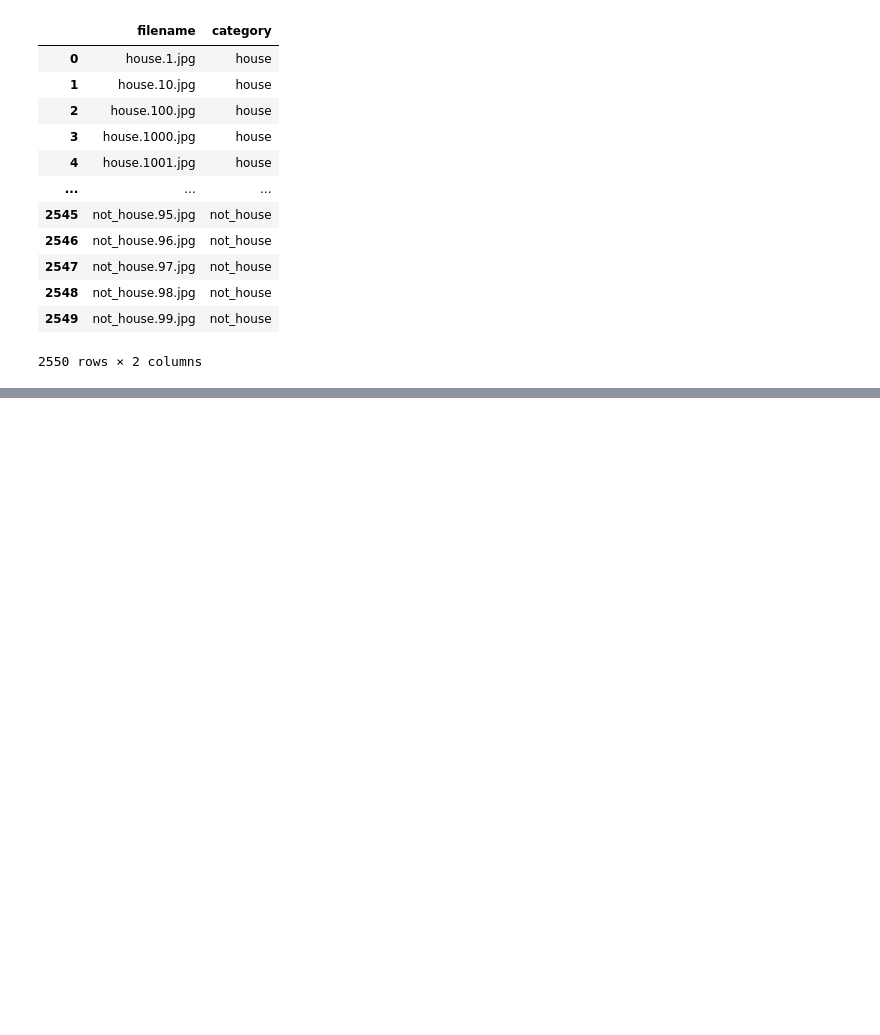
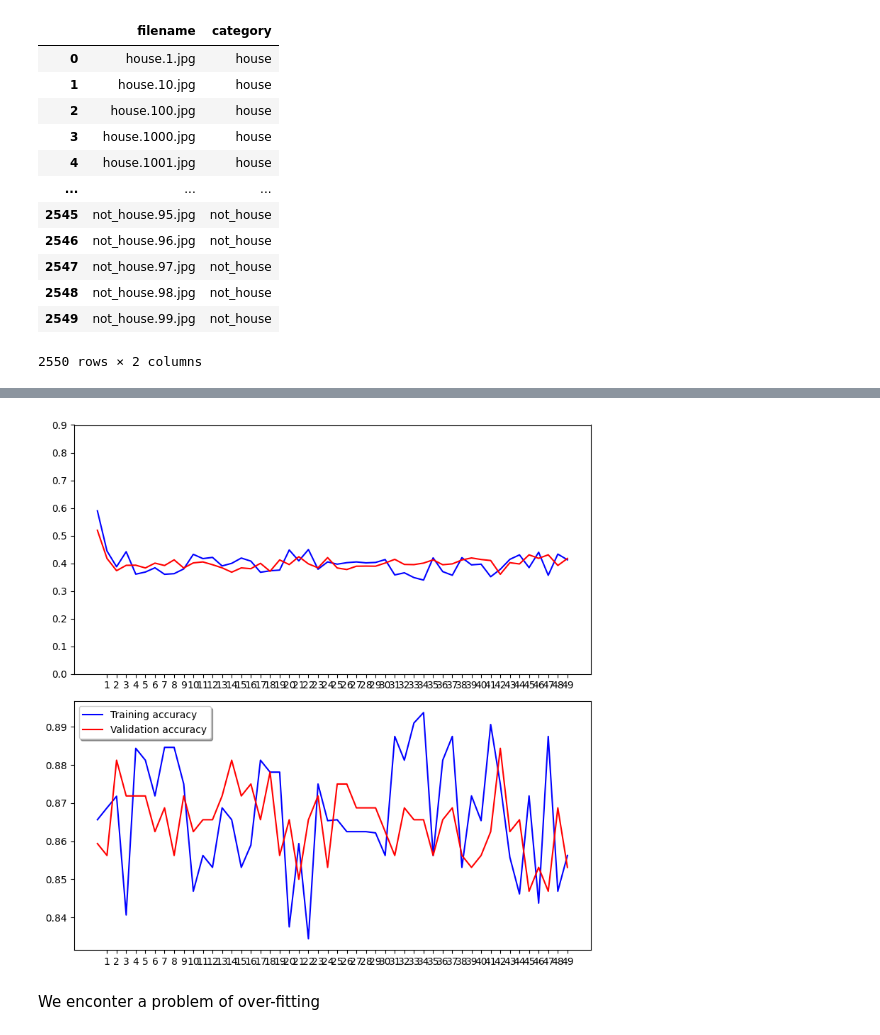
Before and after one commit to StaceyTf1999/graduateproject1_housetype.predicting, a Jupyter notebook: housing_predicting.ipynb, the cells around one changed output, grey strips where cells are left out. Cells and saved outputs as stored; diff of their text form; code cells hidden in the pictures; blank space fills up the shorter version.

Commit message:
house and not_house classify

```diff
--- a/housing_predicting.ipynb
+++ b/housing_predicting.ipynb
@@ -462,5 +462,8 @@ _________________________________________________________________
 # %%
 # Control the training
 
-checkpoint = ModelCheckpoint("vgg16_1.h5", monitor='val_acc', verbose=1, save_best_only=True, mode='auto')
-early = EarlyStopping(monitor='val_acc', verbose=1, mode='auto')
+# checkpoint = ModelCheckpoint("vgg16_1.h5", monitor='val_acc', verbose=1, save_best_only=True, mode='auto')
+# early = EarlyStopping(monitor='val_acc', verbose=1, mode='auto')
+
+checkpoint = ModelCheckpoint("vgg16_1.h5", monitor='val_acc', verbose=1, save_best_only=True, save_weights_only=False, mode='auto', period=1)
+early = EarlyStopping(monitor='val_accuracy', min_delta=0, patience=20, verbose=1, mode='auto')
@@ -471,4 +476,4 @@ validate_house = validate_house.reset_index(drop=True)
 
 num_train = train_house.shape[0]
 num_validate = validate_house.shape[0]
-batch_size=64
+batch_size=32
@@ -475,7 +503,8 @@ batch_size=64
 # %%
-# Generate the training image
-train_housegenerator = train_idg.flow_from_dataframe(
-    train_house,
+test_idg = ImageDataGenerator(rescale=1./255)
+
+test_housegenerator = test_idg.flow_from_dataframe(
+    validate_house,
     "D:/1999Faye/Postgraduate/Dissertation/p1_SB/street_view/street_cnn/train_label/",
     x_col='filename',
     y_col='category',
@@ -500,10 +517,12 @@ Found 510 validated image filenames belonging to 2 classes.
 # %%
 # Fit the model
-
+epochs=50
 history_house = VGGmodel.fit_generator(
+    steps_per_epoch=10,
     generator = train_housegenerator,
     epochs=50,
     validation_data=test_housegenerator,
+    validation_steps=10,
     callbacks=[checkpoint,early]
 )
 # %% [output]
@@ -512,0 +546,18 @@ Error:
+# %%
+fig, (ax1, ax2) = plt.subplots(2, 1, figsize=(8, 8))
+ax1.plot(history_house.history['loss'], color='b', label="Training loss")
+ax1.plot(history_house.history['val_loss'], color='r', label="validation loss")
+ax1.set_xticks(np.arange(1, 50, 1))
+ax1.set_yticks(np.arange(0, 1, 0.1))
+
+ax2.plot(history_house.history['accuracy'], color='b', label="Training accuracy")
+ax2.plot(history_house.history['val_accuracy'], color='r',label="Validation accuracy")
+ax2.set_xticks(np.arange(1, 50, 1))
+
+legend = plt.legend(loc='best', shadow=True)
+plt.tight_layout()
+plt.show()
+# %% [output]
+[figure, added]
+# %% [markdown]
+We enconter a problem of over-fitting
```
Also changed, not shown: parts of 12 cells of this notebook.
